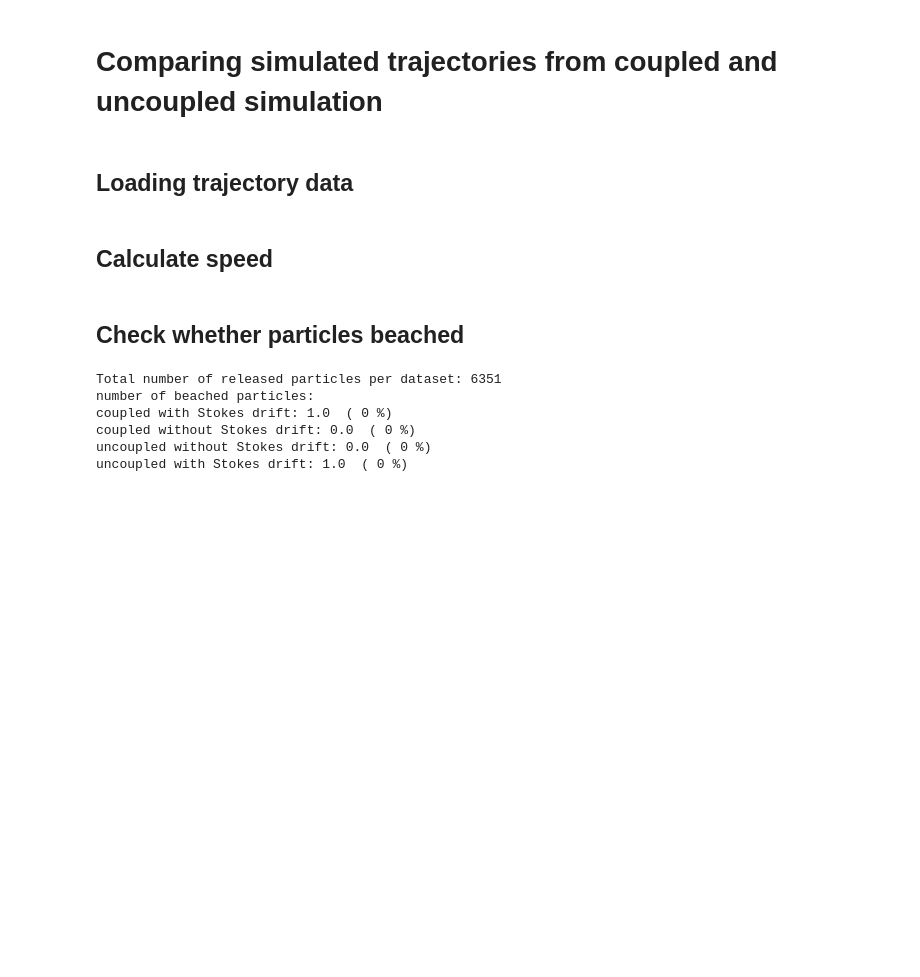
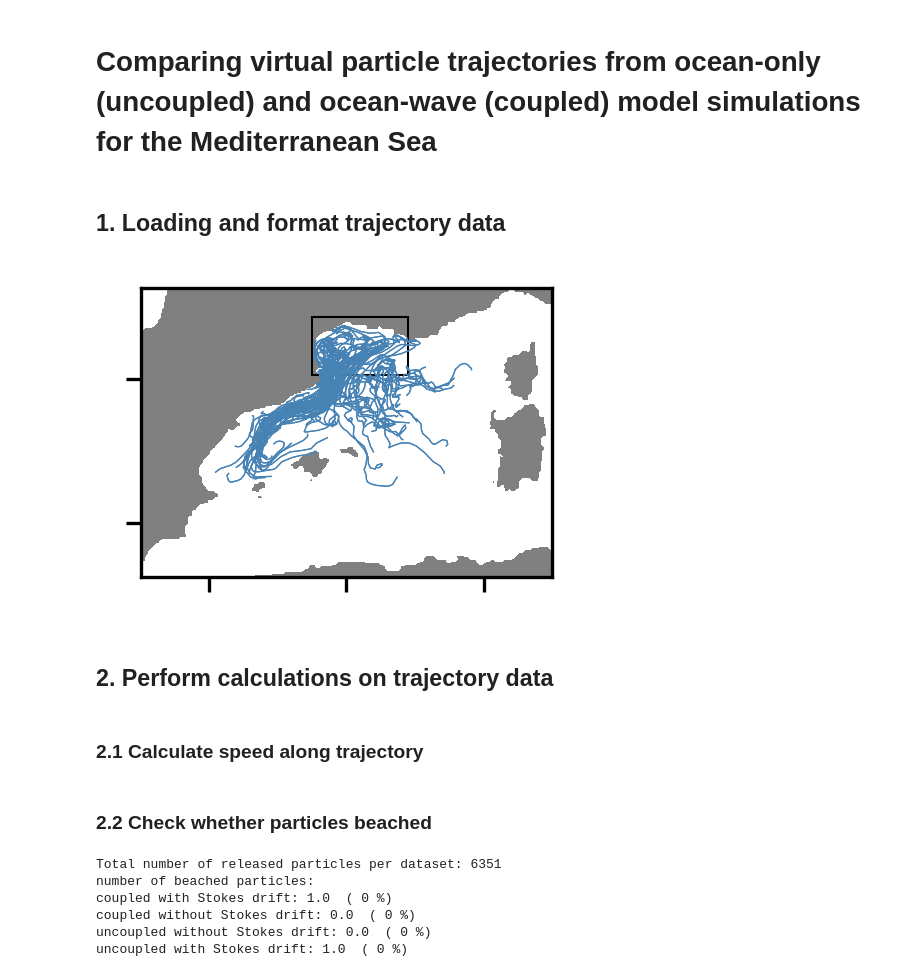
Before and after one commit to OceanParcels/IMMERSE_waves, a Jupyter notebook: code/CompTraj_uncoupledVScoupled_dispersion_GulfOfLion.ipynb, the cells around one changed output. Saved outputs shown, nothing was run; the diff lists cells and outputs as text; code cells hidden in the pictures; blank space fills up the shorter version.

```diff
--- a/code/CompTraj_uncoupledVScoupled_dispersion_GulfOfLion.ipynb
+++ b/code/CompTraj_uncoupledVScoupled_dispersion_GulfOfLion.ipynb
@@ -1,5 +1,5 @@
 # %% [markdown]
-# Comparing simulated trajectories from coupled and uncoupled simulation
+# Comparing virtual particle trajectories from ocean-only (uncoupled) and ocean-wave (coupled) model simulations for the Mediterranean Sea
 # %%
 %matplotlib inline
 import matplotlib.pyplot as plt
@@ -16,7 +16,7 @@ from datetime import timedelta, datetime
 from geopy import distance
 from glob import glob
 # %% [markdown]
-## Loading trajectory data
+## 1. Loading and format trajectory data
 # %%
 datapath = '/Users/siren/IMMERSE_waves/develop-mac/data/TestGulfOfLion/'
 
@@ -41,8 +41,59 @@ traj_ncsd = xr.open_mfdataset(trajpaths_ncsd, concat_dim='start', combine='neste
 datapath2 = '/Users/siren/Data/IMMERSE/'
 gridpath = (datapath2 + 'domain/mesh_mask.nc')
 grid = xr.open_dataset(gridpath, drop_variables=('x','y'))
+# %%
+bins = np.arange(0,950,50)
+col1 = 'darkblue' #'steelblue'
+col2 = 'lightblue' #'turquoise' #'paleturquoise'
+col3 = 'grey'
+col4 = 'lightcoral' #'crimson' #'lightcoral'
+bar_width = 10
+lw1 = 1.5
+fs = 'small'
+fs2 = 'x-small'
+tobs = 30
+
+
+
+fig = plt.figure(figsize=(6,5.3), dpi=300, constrained_layout=False)
+gs = fig.add_gridspec(nrows=4, ncols=3,
+                      left=0.1, right=0.8,
+                      wspace=0.03, hspace=0.05)
+
+
+ax = fig.add_subplot(gs[0,0])
+def plot_bathy():
+    var = grid.mbathy
+    var.rename({'x':'lon', 'y':'lat'})
+    ax.contourf(grid.glamf.isel(time_counter=0), grid.gphif.isel(time_counter=0),
+                var.isel(time_counter=0),[0,1],
+                colors='grey')
+
+def plot_releasebox():
+    rect = patches.Rectangle((lonmin, latmin), lonmax-lonmin+step, latmax-latmin+step,
+                             linewidth=0.5,edgecolor='k', facecolor='none')
+    ax.add_patch(rect)
+
+plot_bathy()
+plot_releasebox()
+ax.set_xlim([lonmin_plot,lonmax_plot])
+ax.set_ylim([latmin_plot,latmax_plot])
+ax.set_xticks([0,4,8])
+ax.set_yticks([38,42])
+ax.set_xticklabels([])
+ax.set_yticklabels([])
+ax.tick_params(axis='both', labelsize=fs)
+
+for i in np.arange(1,80,5):
+    for j in np.arange(1,70,10):
+        plt.plot(traj_csd.lon.isel(start=j, traj=i), traj_csd.lat.isel(start=j, traj=i), color='steelblue', linewidth=0.3)
+        plt.plot(traj_csd.lon.isel(start=j, traj=i), traj_csd.lat.isel(start=j, traj=i), color='steelblue', linewidth=0.3)
+# %% [output]
+[figure, added]
+# %% [markdown]
+## 2. Perform calculations on trajectory data
 # %% [markdown]
- ## Calculate speed
+ ### 2.1 Calculate speed along trajectory
 # %%
 def calc_trajspeed(trajset):
     u = trajset.U * 1852*60 * np.cos(trajset.lat * np.pi/180)
@@ -55,7 +106,7 @@ trajspeed_cnosd = calc_trajspeed(traj_cnosd)
 trajspeed_nc = calc_trajspeed(traj_nc)
 trajspeed_ncsd = calc_trajspeed(traj_ncsd)
 # %% [markdown]
-## Check whether particles beached
+### 2.2 Check whether particles beached
 # %%
 def calc_npaticles_beached(trajset):
     tmp = trajset.beached.sum(dim=('obs'))
```
Also changed, not shown: parts of 13 cells of this notebook, 3 other files.
